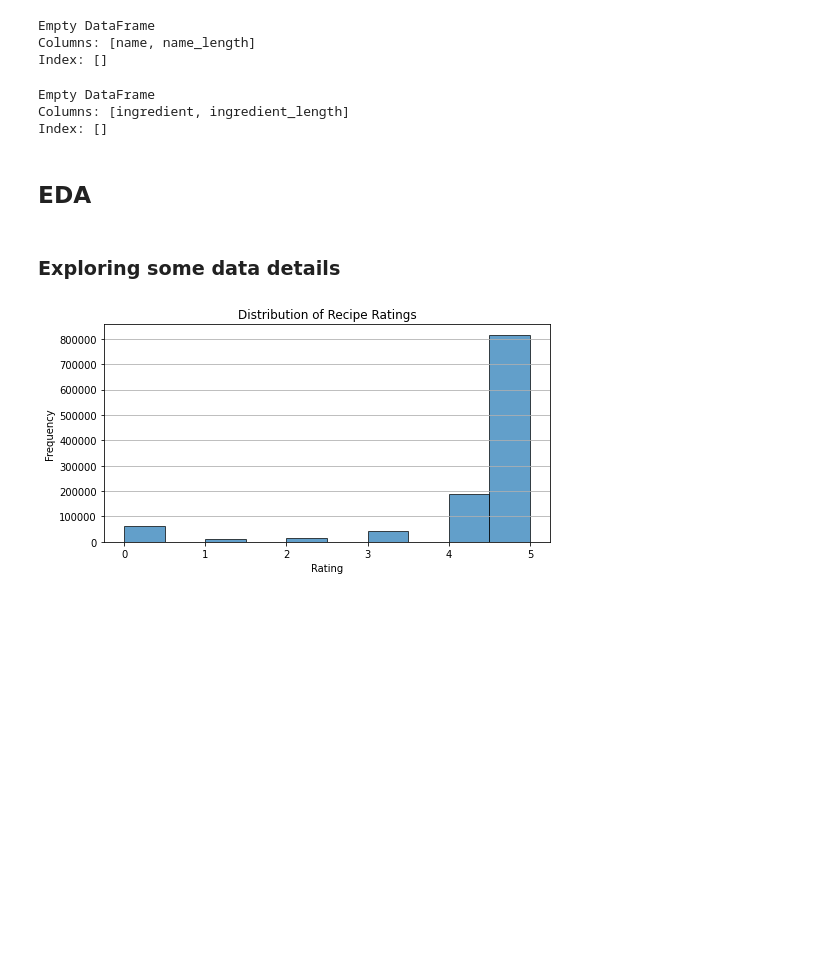
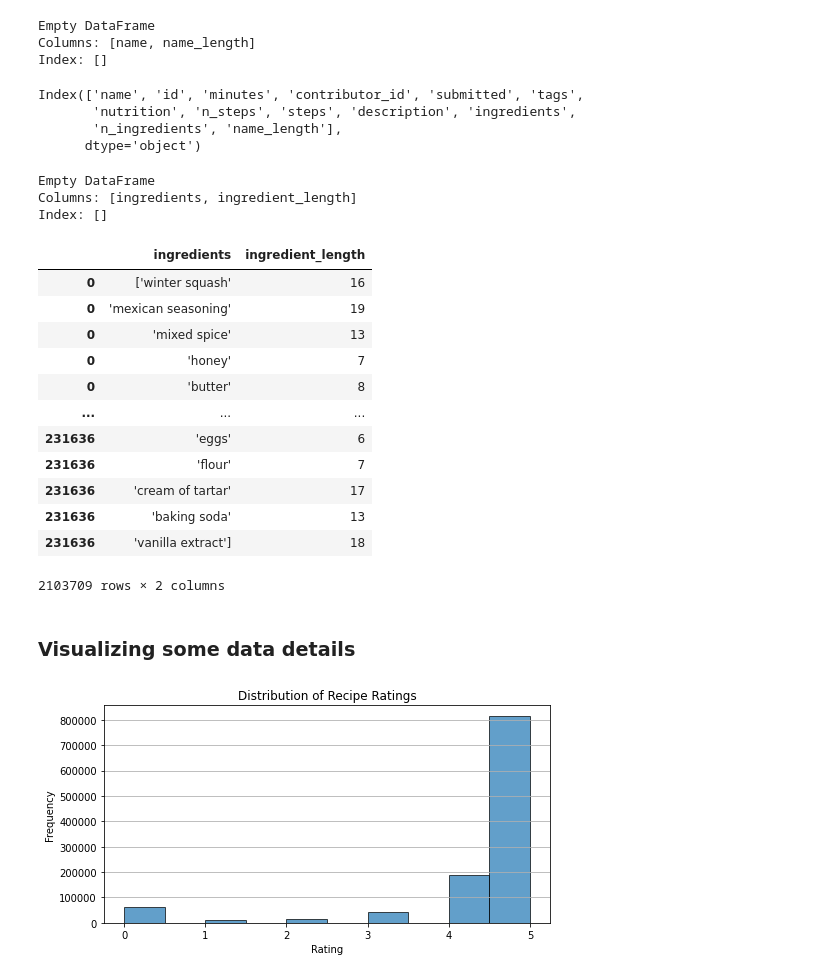
Before and after one commit to 353-KeithFernandes/PPCapstone, a Jupyter notebook: Food_recommendation_system.ipynb, the cells around one changed output. Drawn from its saved outputs; the diff is of its cells as text; code cells hidden in the pictures; blank space fills up the shorter version.

```diff
--- a/Food_recommendation_system.ipynb
+++ b/Food_recommendation_system.ipynb
@@ -144,27 +117,47 @@ print(short_name_recipes[['name', 'name_length']])
 Empty DataFrame
 Columns: [name, name_length]
 Index: []
+# %%
+recipes.columns
+# %% [output]
+Index(['name', 'id', 'minutes', 'contributor_id', 'submitted', 'tags',
+       'nutrition', 'n_steps', 'steps', 'description', 'ingredients',
+       'n_ingredients', 'name_length'],
+      dtype='object')
 # %%
 # Explode the ingredients into individual entries
 ingredients_list = recipes['ingredients'].str.split(',').explode().str.strip()
 
 # Create a DataFrame for exploded ingredients
-ingredients_df = pd.DataFrame(ingredients_list, columns=['ingredient'])
+ingredients_df = pd.DataFrame(ingredients_list, columns=['ingredients'])
 
 # Calculate the length of each ingredient name
-ingredients_df['ingredient_length'] = ingredients_df['ingredient'].apply(len)
+ingredients_df['ingredient_length'] = ingredients_df['ingredients'].apply(len)
 
 # Filter ingredients with names less than 3 characters
 short_name_ingredients = ingredients_df[ingredients_df['ingredient_length'] < 3]
 
 # Display the filtered ingredients
 print(short_name_ingredients)
+
+ingredients_df
 # %% [output]
 Empty DataFrame
-Columns: [ingredient, ingredient_length]
+Columns: [ingredients, ingredient_length]
 Index: []
+|  | ingredients | ingredient_length |
+| 0 | ['winter squash' | 16 |
+| 0 | 'mexican seasoning' | 19 |
+| 0 | 'mixed spice' | 13 |
+| 0 | 'honey' | 7 |
+| 0 | 'butter' | 8 |
+| ... | ... | ... |
+| 231636 | 'eggs' | 6 |
+| 231636 | 'flour' | 7 |
+| 231636 | 'cream of tartar' | 17 |
+| 231636 | 'baking soda' | 13 |
+| 231636 | 'vanilla extract'] | 18 |
+2103709 rows × 2 columns
-# %% [markdown]
-## EDA
 # %% [markdown]
-### Exploring some data details
+### Visualizing some data details
 # %%
```
Also changed, not shown: parts of 21 cells of this notebook.
